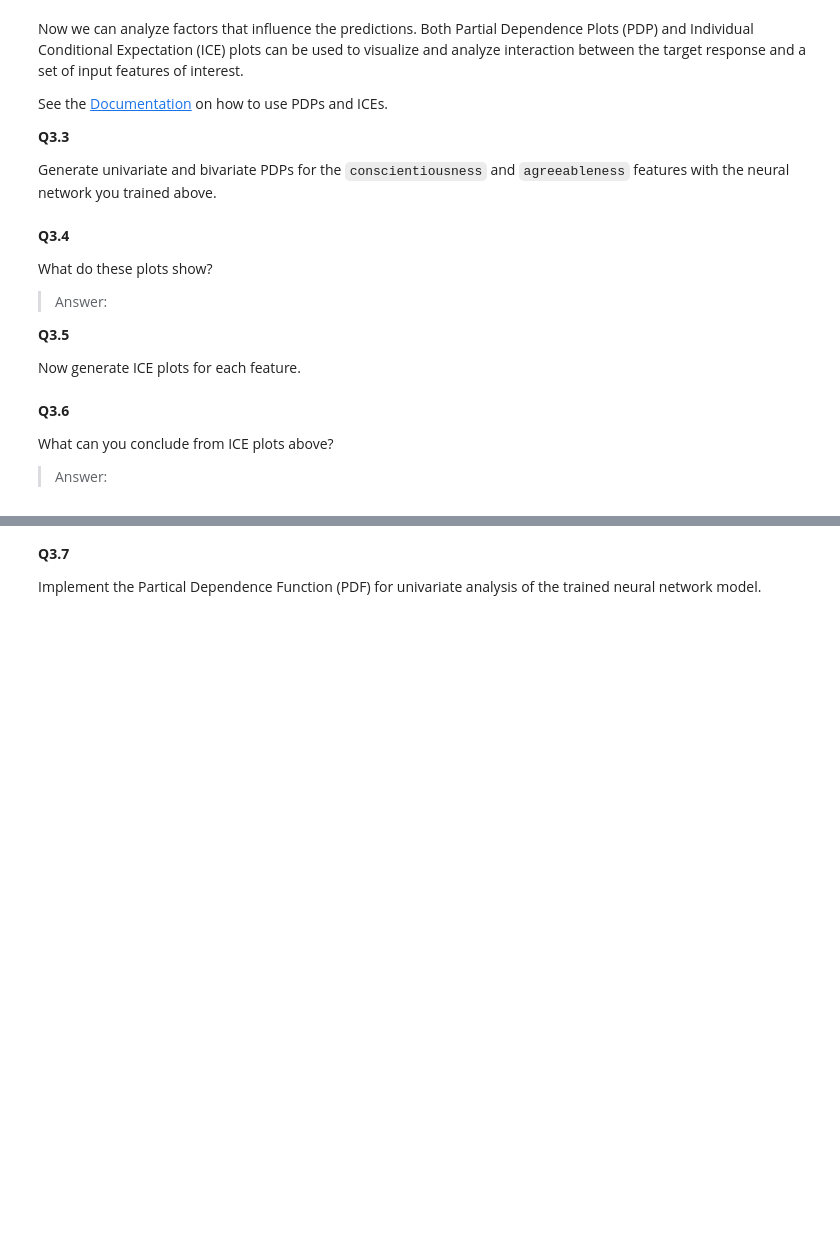
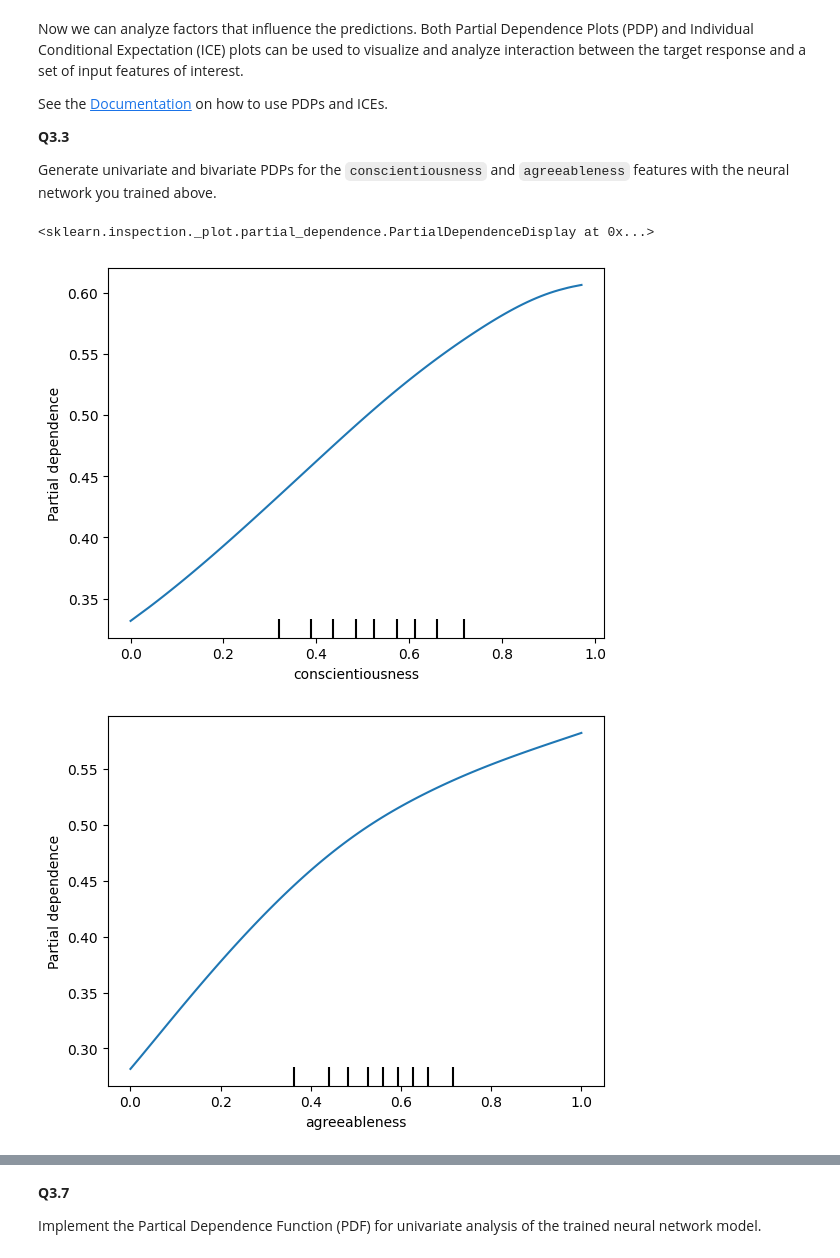
Before and after one commit to tkarab/HCML_assignments, a Jupyter notebook: Assignment 2/INFOMHCML_programming_assignment_explainability_2026_student.ipynb, the cells around one changed output, grey strips where cells are left out. Drawn from its saved outputs; the diff is of its cells as text; code cells hidden in the pictures; blank space fills up the shorter version.

```diff
--- a/Assignment 2/INFOMHCML_programming_assignment_explainability_2026_student.ipynb
+++ b/Assignment 2/INFOMHCML_programming_assignment_explainability_2026_student.ipynb
@@ -269,10 +437,0 @@ from sklearn.inspection import PartialDependenceDisplay
-# %% [markdown]
-**Q3.4**
-
-What do these plots show?
-
-> Answer:
-
-**Q3.5**
-
-Now generate ICE plots for each feature.
@@ -281,6 +438,22 @@ Now generate ICE plots for each feature.
-# %% [markdown]
-**Q3.6**
-
-What can you conclude from ICE plots above?
-
-> Answer:
+# %%
+from sklearn.inspection import PartialDependenceDisplay
+
+# PDPs
+# A. Univariate
+PartialDependenceDisplay.from_estimator(
+    estimator=model, X=train_features, features = ['conscientiousness']
+)
+
+PartialDependenceDisplay.from_estimator(
+    estimator=model, X=train_features, features = ['agreeableness']
+)
+
+
+# B. Bivariate
+PartialDependenceDisplay.from_estimator(
+    estimator=model, X=train_features, features = [('conscientiousness','agreeableness')]
+)
+# %% [output]
+<sklearn.inspection._plot.partial_dependence.PartialDependenceDisplay at 0x...>
+[figure, added]
+[figure, added]
```
Also changed, not shown: parts of 22 cells of this notebook.
